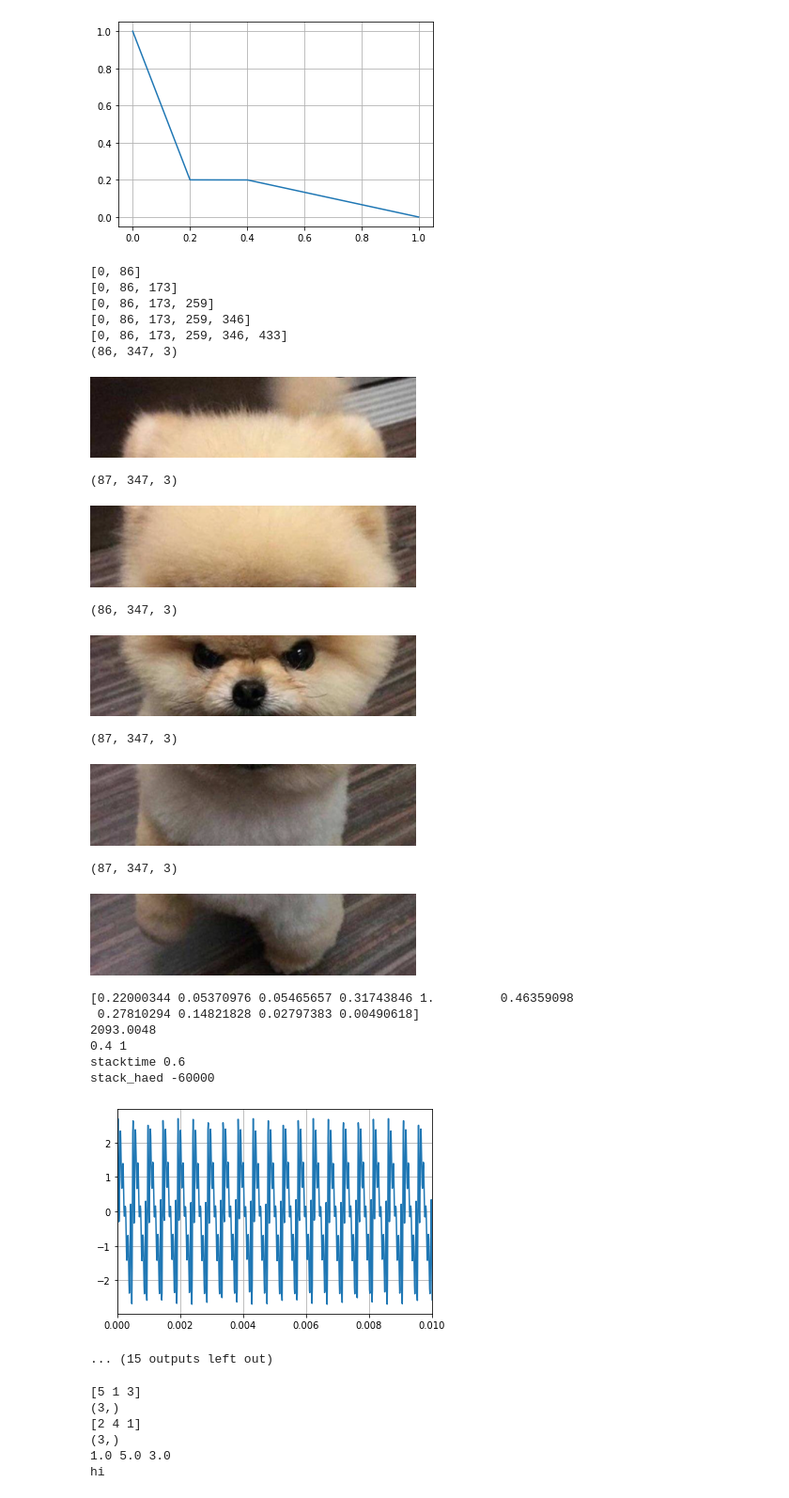
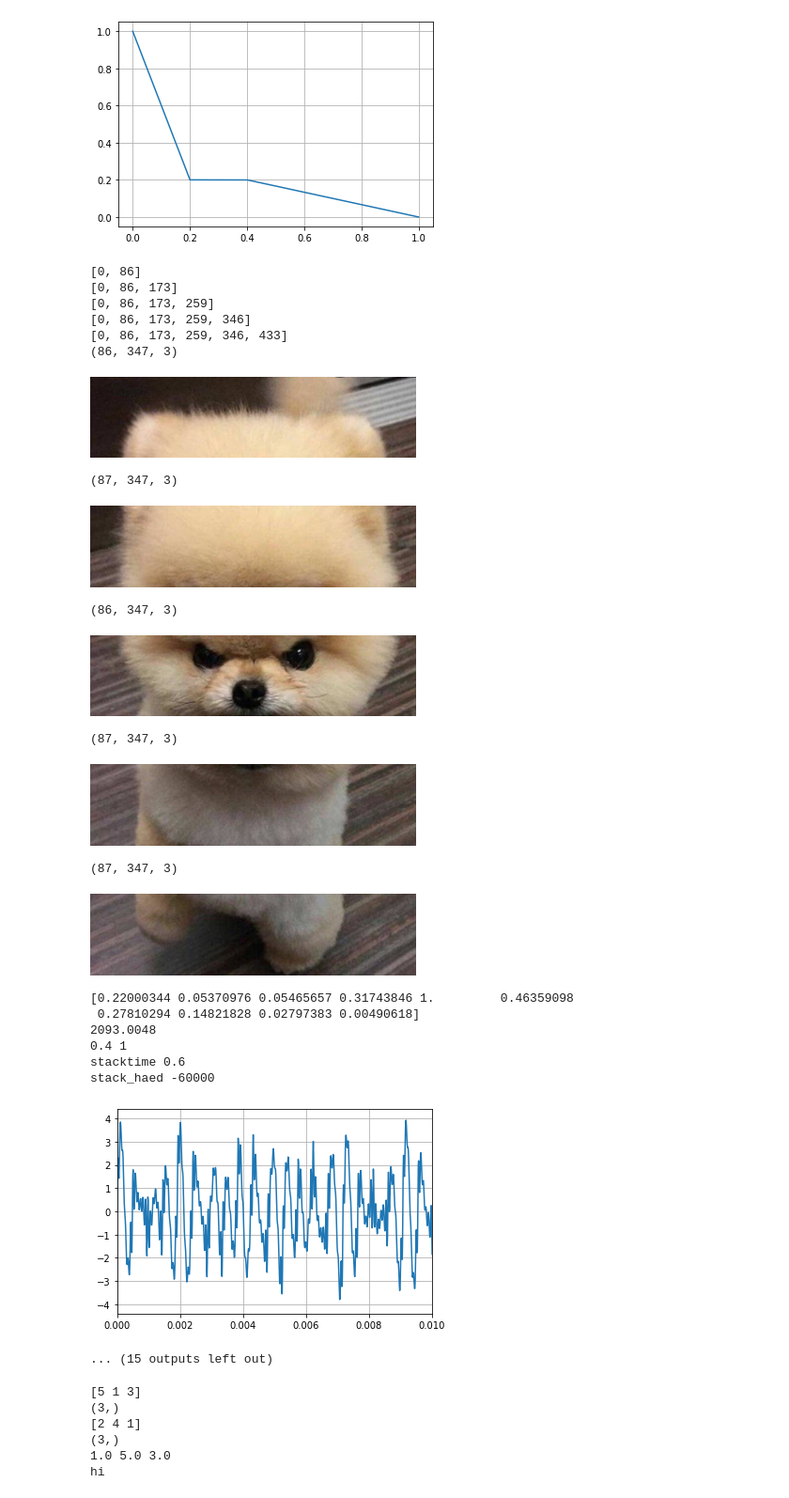
Before and after one commit to cornpip/lab, a Jupyter notebook: divisionimg.ipynb, the cells around one changed output. Shown at 94% size. Drawn from its saved outputs; the diff is of its cells as text; code cells hidden in the pictures.

```diff
--- a/divisionimg.ipynb
+++ b/divisionimg.ipynb
@@ -116,17 +116,23 @@ for i in range(divnum):
 
   #f0 주파수가 1값으로 안나오고 고조파가 더 크게나와서 1.5로 일단 조정
   #소리 좋게 f0, 고조파 가중치 조정하자
-  signal = 1.5*np.sin(2 * np.pi * f0 * t)
+  signal = 1.5*np.sin(2 * np.pi * f0 * t)+ np.sin(2*np.pi*f0* 2**(4/12)* t)+ np.sin(2*np.pi*f0* 2**(-4/12)* t)
   for j in range (len(his_S1)):
-    signal += his_S1[j] * np.sin(2* np.pi *(j+2)*f0*t)
+    signal += 0.6 * his_S1[j] * np.sin(2* np.pi *(j+2)*f0*t)
 
+  ensignal = 0
   t3, t4 = (0,0)
-  if (f0 > 1046.502):
+  if (f0 > 493.8833):
     ensignal = signal * envelope2
     t3, t4 = t2_opt[2:]
   else :
     ensignal = signal * envelope1
     t3, t4 = t1_opt[2:]
+
+  if (f0 > 493.8833):
+    ensignal = (0.7 - f0/10000) * ensignal
+  if (f0 < 130.8128):
+    ensignal = (1.3 + 7/f0) * ensignal
 
   print(t3,t4)
   # stacktime을 Release타임과 관련하여
@@ -175,35 +181,35 @@ total_t = np.arange(0, total_len_t, 1/fs)
 
 plt.plot(total_t, total_signal)
 plt.grid()
 plt.show()
 
 total_length = len(total_signal)
 #total_signal = total_signal[range(math.trunc(total_length/5 * 5))]
-scaled = np.int16(2000 * total_signal)
+scaled = np.int16(1000 * total_signal)
 write('dog_signal_release2.wav', math.trunc(total_length/total_len_t), scaled)
 # %% [output]
 [0, 86]
 [0, 86, 173]
 [0, 86, 173, 259]
 [0, 86, 173, 259, 346]
 [0, 86, 173, 259, 346, 433]
 (86, 347, 3)
 [figure]
 (87, 347, 3)
 [figure]
 (86, 347, 3)
 [figure]
 (87, 347, 3)
 [figure]
 (87, 347, 3)
 [figure]
 [0.22000344 0.05370976 0.05465657 0.31743846 1.         0.46359098
  0.27810294 0.14821828 0.02797383 0.00490618]
 2093.0048
 0.4 1
 stacktime 0.6
 stack_haed -60000
-[figure, old version]
+[figure, new version]
 ... (15 outputs left out)
 # %%
 b = np.array([5, 1, 3])
```
